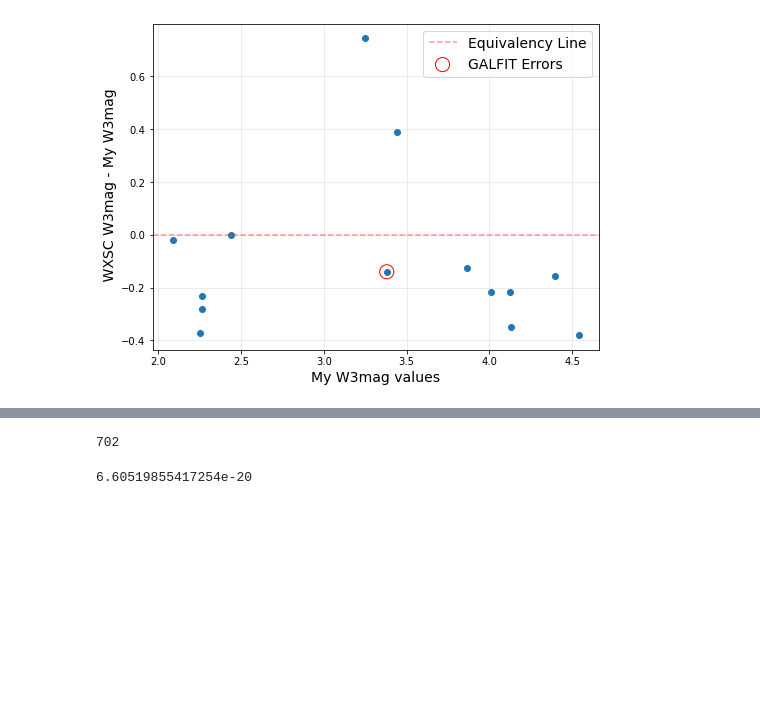
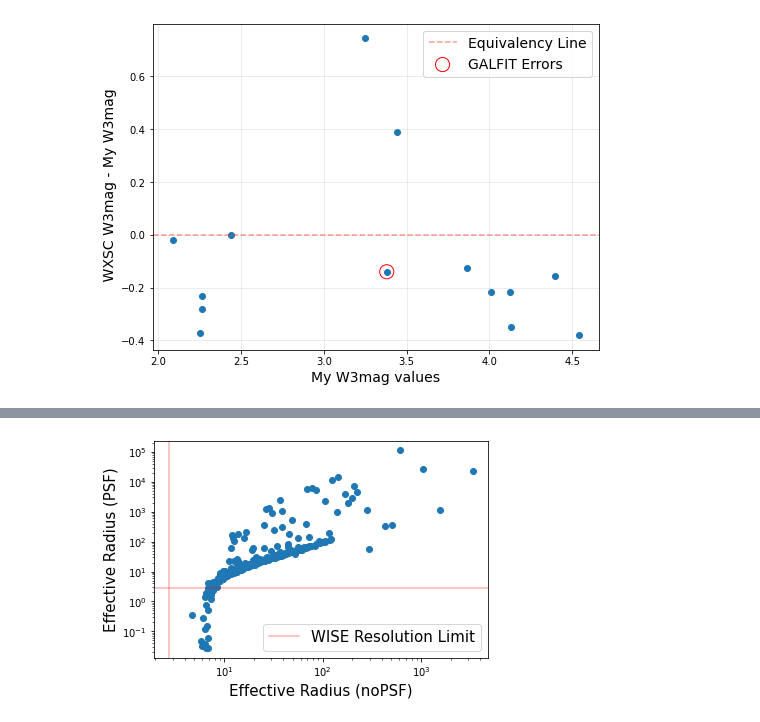
Before and after one commit to Kyssuber/GUI_odyssey, a Jupyter notebook: scrap.ipynb, the cells around one changed output, grey strips where cells are left out. Saved outputs shown, nothing was run; the diff lists cells and outputs as text; code cells hidden in the pictures; blank space fills up the shorter version.

```diff
--- a/scrap.ipynb
+++ b/scrap.ipynb
@@ -204,5 +108,0 @@ Table length=1
-# %%
-#20 columns, 702 rows
-len(np.zeros((702,20)))  #prints number of rows
-# %% [output]
-702
@@ -218,6 +109,17 @@ sec=8.8e-16**2*np.pi
-# %%
-n=1e5/(273*1.38e-23)
-sec=np.pi*(1.45e-10**2)
-sec
-# %% [output]
-6.60519855417254e-20
+# %%
+roseparams_nopsf=Table.read(homedir+'/vf_html/all_input_fits/output_params_W3_nopsf.fits')
+roseparams_psf=Table.read(homedir+'/vf_html/all_input_fits/output_params_W3_psf.fits')
+
+plt.scatter(roseparams_nopsf['re'][roseparams_psf['re']>0]*2.75,roseparams_psf['re'][roseparams_psf['re']>0]*2.75)
+plt.axhline(2.75,color='red',alpha=0.3,label='WISE Resolution Limit')
+plt.axvline(2.75,color='red',alpha=0.3)
+plt.xscale('log')
+plt.yscale('log')
+plt.xlabel('Effective Radius (noPSF)',fontsize=15)
+plt.ylabel('Effective Radius (PSF)',fontsize=15)
+plt.legend(fontsize=15)
+
+
+plt.savefig(homedir+'/Desktop/psf_demo.png',dpi=250)
+# %% [output]
+[figure, added]
```
Also changed, not shown: parts of 33 cells of this notebook, 2 other files.
